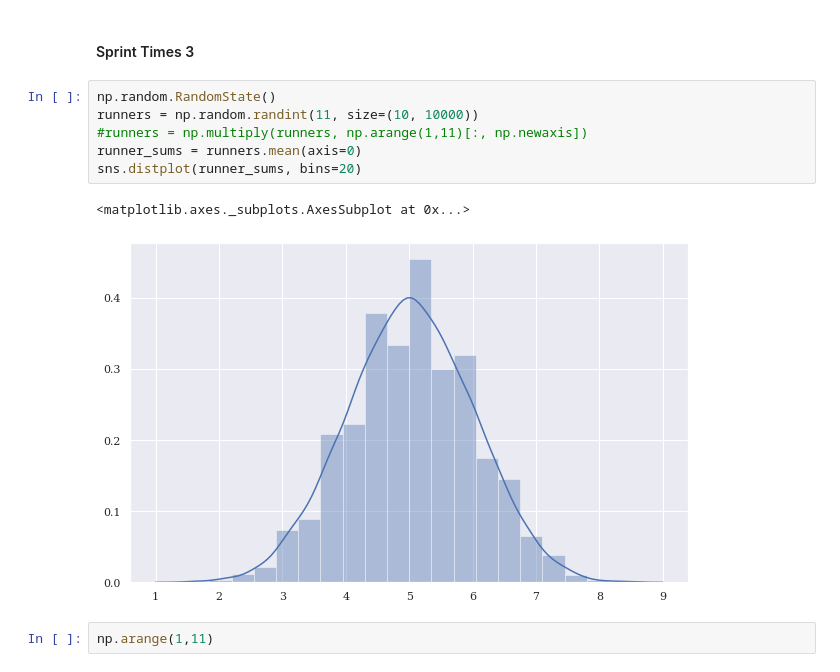
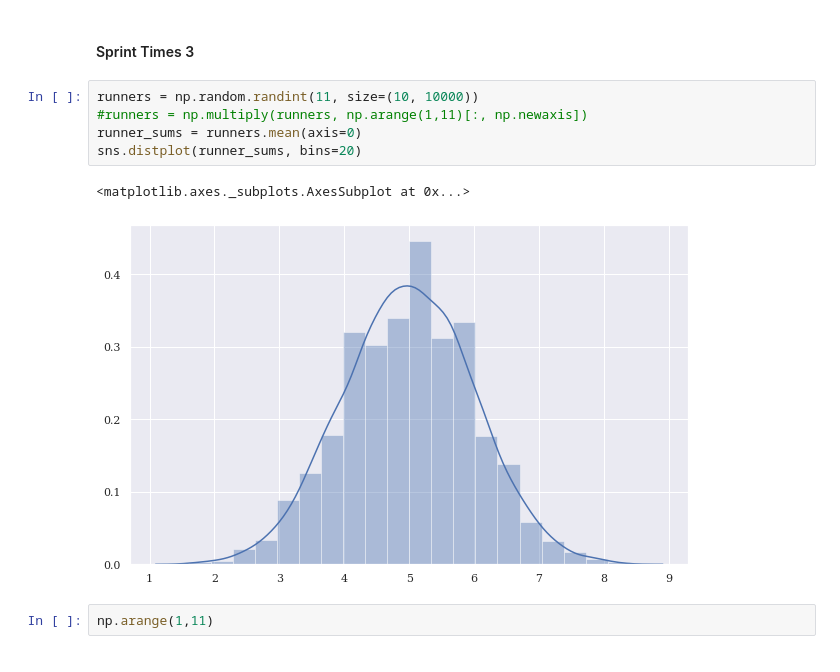
Before and after one commit to tedteske/bounded_lognorm, a Jupyter notebook: bounded_lognorm.ipynb, the cells around one changed output. Drawn from its saved outputs; the diff is of its cells as text.

```diff
--- a/bounded_lognorm.ipynb
+++ b/bounded_lognorm.ipynb
@@ -1064,14 +1062,13 @@ array([-267.,  487.])
 # %% [markdown]
 #### Sprint Times 3
 # %%
-np.random.RandomState()
 runners = np.random.randint(11, size=(10, 10000))
 #runners = np.multiply(runners, np.arange(1,11)[:, np.newaxis])
 runner_sums = runners.mean(axis=0)
 sns.distplot(runner_sums, bins=20)
 # %% [output]
 <matplotlib.axes._subplots.AxesSubplot at 0x...>
-[figure, old version]
+[figure, new version]
 # %%
 np.arange(1,11)
 # %% [output]
```
Also changed, not shown: parts of 19 cells of this notebook.
